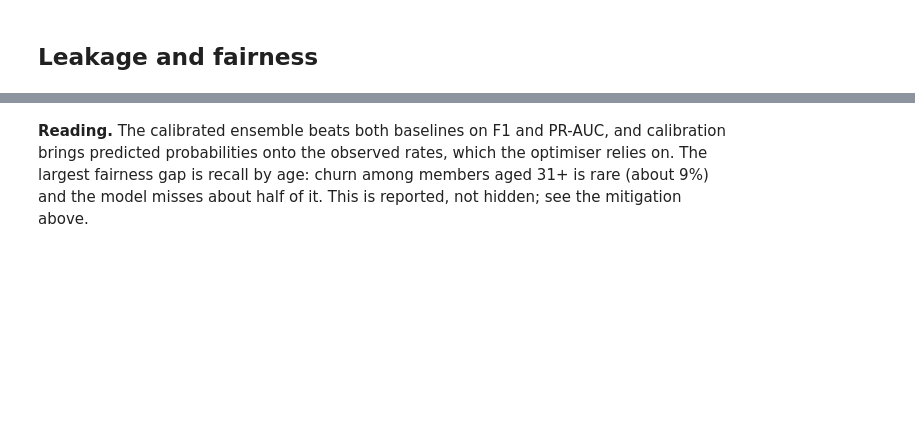
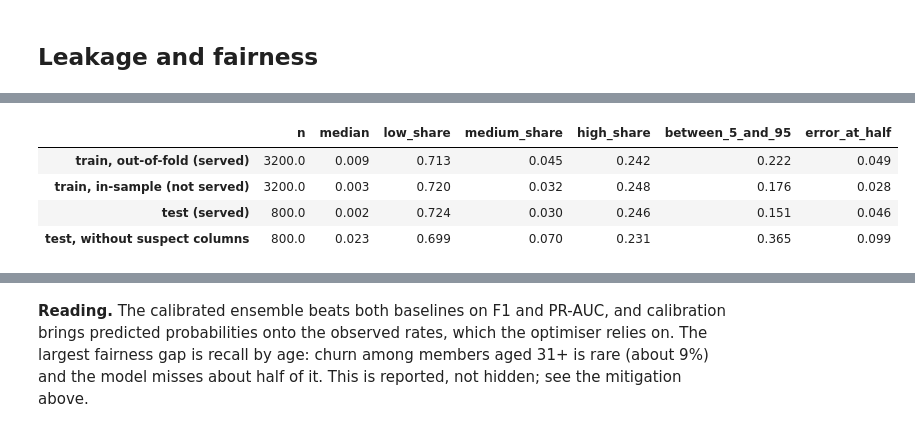
Before and after one commit to sgtaziz/IRS-PM-2026-08-17-ISFT-GRP-16-AnchorAI, a Jupyter notebook: SystemCode/notebooks/a_churn.ipynb, the cells around one changed output, grey strips where cells are left out. Saved outputs shown, nothing was run; the diff lists cells and outputs as text; code cells hidden in the pictures; blank space fills up the shorter version.

```diff
--- a/SystemCode/notebooks/a_churn.ipynb
+++ b/SystemCode/notebooks/a_churn.ipynb
@@ -142,0 +150,26 @@ Mitigation for staff use: a lower review threshold for this band, or treat their
+# %%
+from anchorai.discovery.churn import FEATURES, SUSPECT, fit, score_distribution
+
+served = result.probabilities
+y_all = labels["churn"]
+in_sample = pd.Series(result.model.predict_proba(features[is_train]), index=features.index[is_train])
+safe = [c for c in FEATURES if c not in SUSPECT]
+no_suspect = fit(features[is_train], y_all[is_train], card["resampling"]["chosen"], safe, SEED)
+rows = {
+    "train, out-of-fold (served)": score_distribution(served[is_train], y_all[is_train]),
+    "train, in-sample (not served)": score_distribution(in_sample, y_all[is_train]),
+    "test (served)": score_distribution(served[~is_train], y_all[~is_train]),
+    "test, without suspect columns": score_distribution(
+        pd.Series(no_suspect.predict_proba(features[~is_train]), index=features.index[~is_train]),
+        y_all[~is_train],
+    ),
+}
+distribution = pd.DataFrame(rows).T
+distribution.to_csv(RES / "e2_score_distribution.csv")
+distribution.round(3)
+# %% [output]
+|  | n | median | low_share | medium_share | high_share | between_5_and_95 | error_at_half |
+| train, out-of-fold (served) | 3200.0 | 0.009 | 0.713 | 0.045 | 0.242 | 0.222 | 0.049 |
+| train, in-sample (not served) | 3200.0 | 0.003 | 0.720 | 0.032 | 0.248 | 0.176 | 0.028 |
+| test (served) | 800.0 | 0.002 | 0.724 | 0.030 | 0.246 | 0.151 | 0.046 |
+| test, without suspect columns | 800.0 | 0.023 | 0.699 | 0.070 | 0.231 | 0.365 | 0.099 |
```
Also changed, not shown: parts of 14 cells of this notebook, 25 other files.
